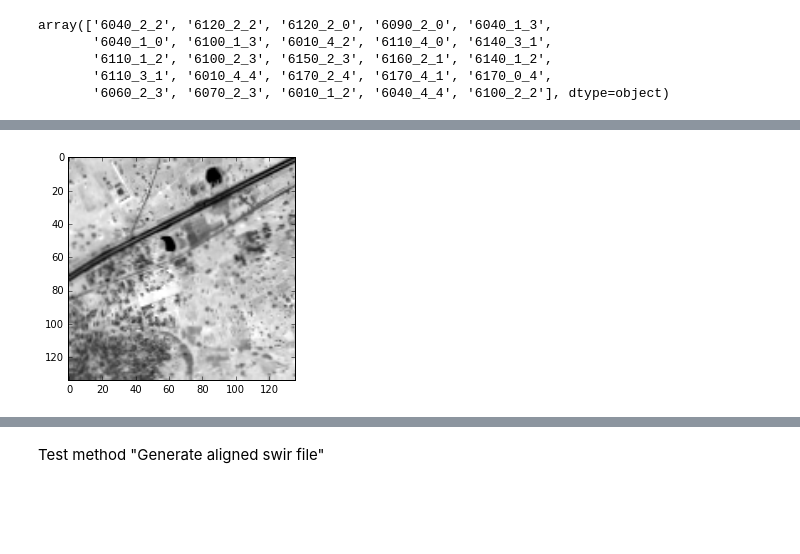
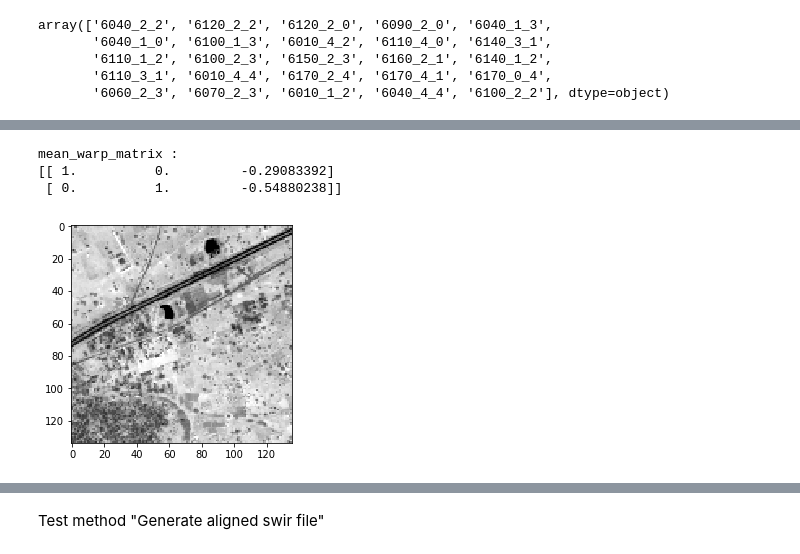
Before and after one commit to vfdev-5/DSTL_FD, a Jupyter notebook: examples/temp.ipynb, the cells around one changed output, grey strips where cells are left out. Drawn from its saved outputs; the diff is of its cells as text; code cells hidden in the pictures; blank space fills up the shorter version.

```diff
--- a/examples/temp.ipynb
+++ b/examples/temp.ipynb
@@ -628,14 +639,17 @@ from image_utils import align_images
 # %%
 image_id = "6110_3_1"
 
 img_pan = get_image_data(image_id, 'pan')
 img_swir = get_image_data(image_id, 'swir')
-res = align_images(img_pan, img_swir, roi=[0,0,500,500], warp_mode=cv2.MOTION_EUCLIDEAN)
+res = compute_aligned_image(img_pan, img_swir)
 
 if res is not None:
     plt.figure()
     display_img_1b(res[:,:,0])
 # %% [output]
+mean_warp_matrix :
+[[ 1.          0.         -0.29083392]
+ [ 0.          1.         -0.54880238]]
-[figure, old version]
+[figure, new version]
 # %%
 counter = 0
```
Also changed, not shown: parts of 13 cells of this notebook, 3 other files.
